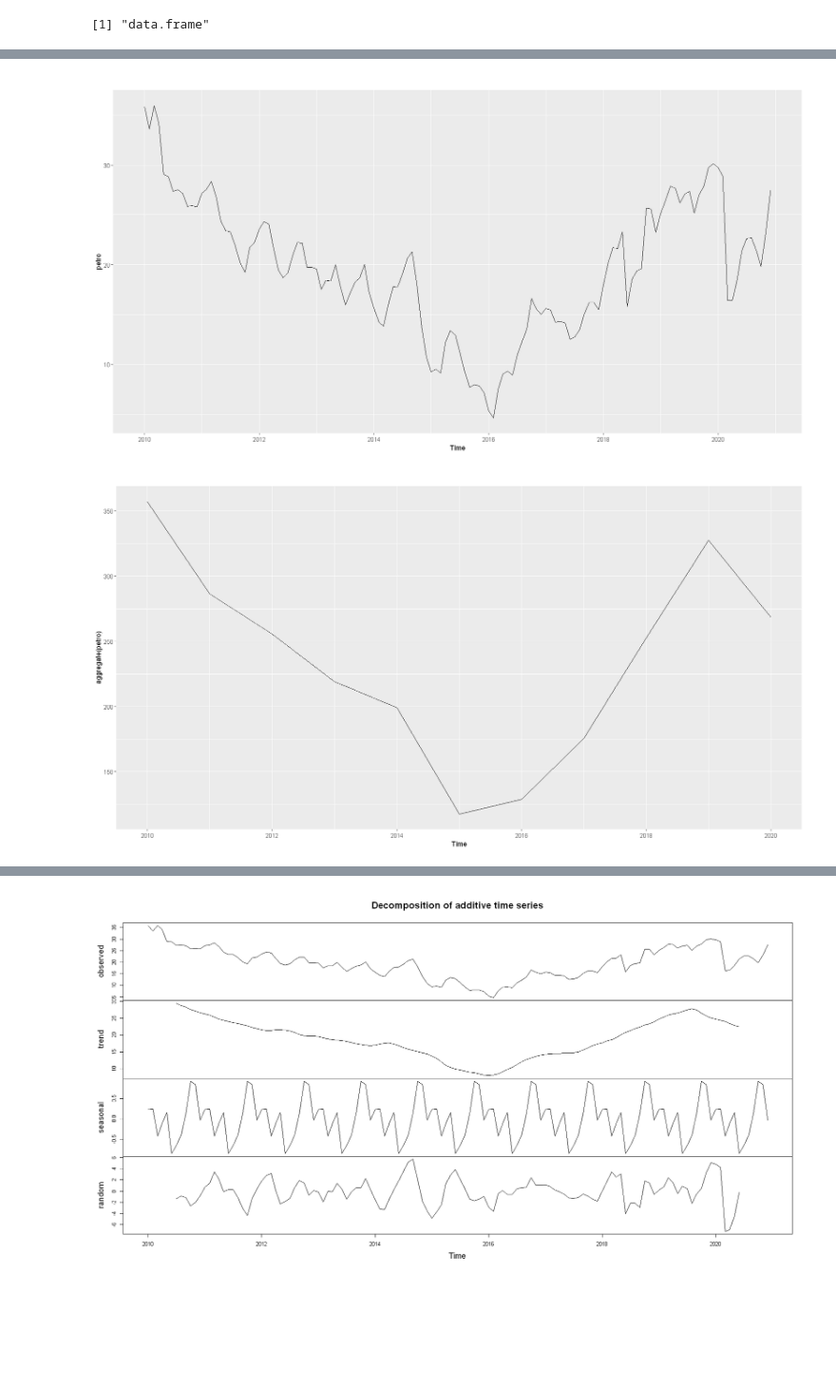
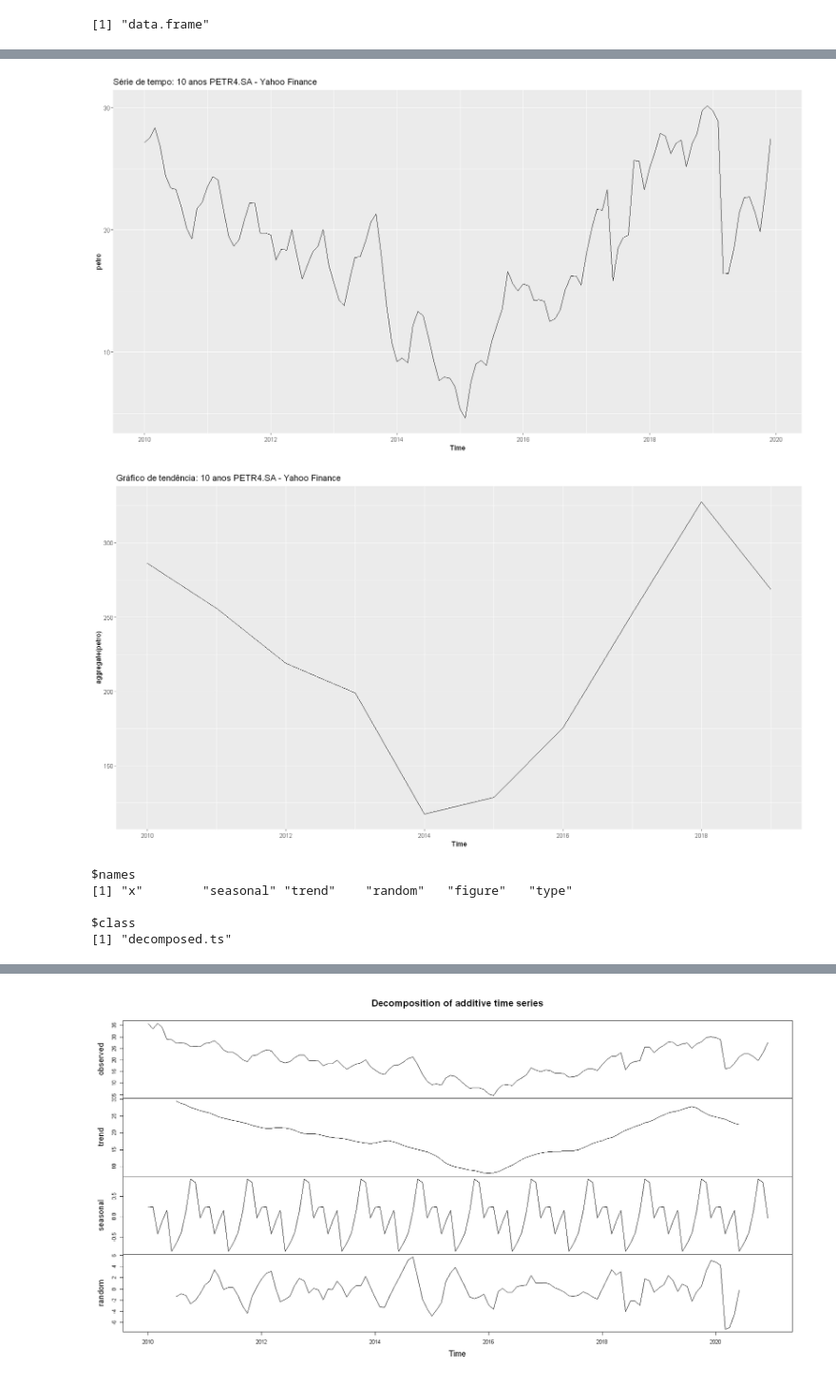
Before and after one commit to emariot/econometria, a Jupyter notebook: serie_de_tempo.ipynb, the cells around one changed output, grey strips where cells are left out. Shown: that part at 95% size. Cells and saved outputs as stored; diff of their text form; code cells hidden in the pictures; blank space fills up the shorter version.

```diff
--- a/serie_de_tempo.ipynb
+++ b/serie_de_tempo.ipynb
@@ -8,7 +8,7 @@ library(lubridate)
 library(tidyr)
 library(forecast)
 # %%
-petr = BatchGetSymbols('PETR4.SA', first.date = as.Date('2010-01-01'),
+petr = BatchGetSymbols('PETR4.SA', first.date = as.Date('2010-12-31'),
 last.date = as.Date('2020-12-31'))
 # %% [output]
 Running BatchGetSymbols for:
@@ -225,8 +229,9 @@ petro <- ts(df[, 2], start = c(2010, 1), frequency = 12)
 # %%
-autoplot(petro)
+options(repr.plot.width = 15, repr.plot.height = 8)
+autoplot(petro, main="Série de tempo: 10 anos PETR4.SA - Yahoo Finance")
 # %% [output]
-[figure, old version]
+[figure, new version]
 # %%
-autoplot(aggregate(petro))
+autoplot(aggregate(petro),main="Gráfico de tendência: 10 anos PETR4.SA - Yahoo Finance")
 # %% [output]
-[figure, old version]
+[figure, new version]
@@ -232,0 +240,8 @@ autoplot(aggregate(petro))
+# %%
+attributes(dec)
+# %% [output]
+$names
+[1] "x"        "seasonal" "trend"    "random"   "figure"   "type"
+
+$class
+[1] "decomposed.ts"
```
Also changed, not shown: parts of 15 cells of this notebook.
